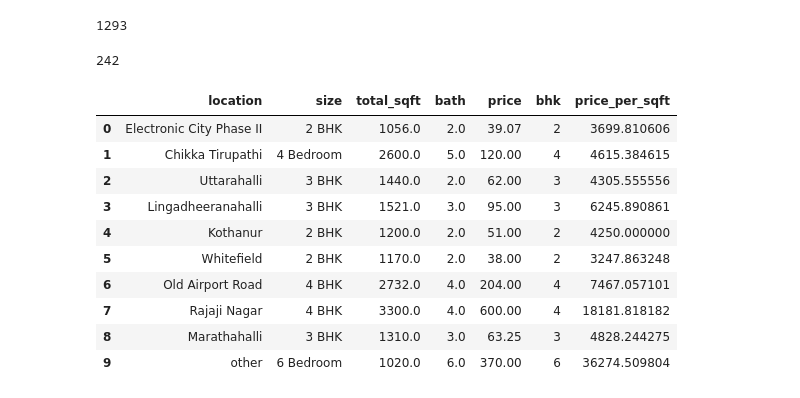
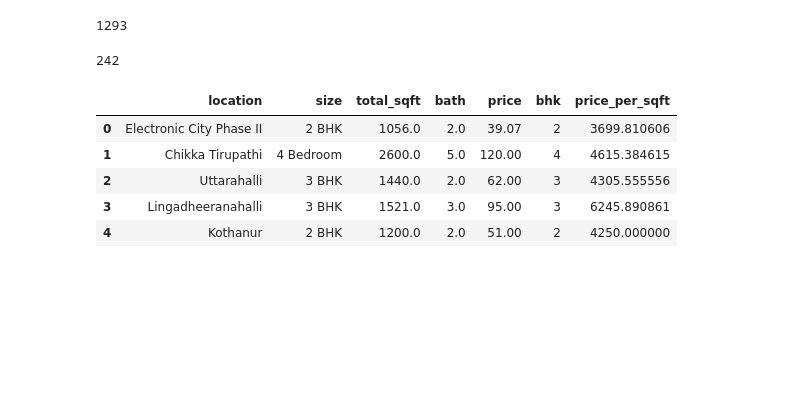
Before and after one commit to charlesnama/Ds-refresher-, a Jupyter notebook: Real Estate Price prediction .ipynb, the cells around one changed output. Saved outputs shown, nothing was run; the diff lists cells and outputs as text; code cells hidden in the pictures; blank space fills up the shorter version.

```diff
--- a/Real Estate Price prediction .ipynb
+++ b/Real Estate Price prediction .ipynb
@@ -278,16 +278,11 @@ len(df5.location.unique())
 # %% [output]
 242
 # %%
-df5.head(10)  #Number 9 the location is converted to other
+df5.head(5)  #Number 9 the location is converted to other
 # %% [output]
 |  | location | size | total_sqft | bath | price | bhk | price_per_sqft |
 | 0 | Electronic City Phase II | 2 BHK | 1056.0 | 2.0 | 39.07 | 2 | 3699.810606 |
 | 1 | Chikka Tirupathi | 4 Bedroom | 2600.0 | 5.0 | 120.00 | 4 | 4615.384615 |
 | 2 | Uttarahalli | 3 BHK | 1440.0 | 2.0 | 62.00 | 3 | 4305.555556 |
 | 3 | Lingadheeranahalli | 3 BHK | 1521.0 | 3.0 | 95.00 | 3 | 6245.890861 |
 | 4 | Kothanur | 2 BHK | 1200.0 | 2.0 | 51.00 | 2 | 4250.000000 |
-| 5 | Whitefield | 2 BHK | 1170.0 | 2.0 | 38.00 | 2 | 3247.863248 |
-| 6 | Old Airport Road | 4 BHK | 2732.0 | 4.0 | 204.00 | 4 | 7467.057101 |
-| 7 | Rajaji Nagar | 4 BHK | 3300.0 | 4.0 | 600.00 | 4 | 18181.818182 |
-| 8 | Marathahalli | 3 BHK | 1310.0 | 3.0 | 63.25 | 3 | 4828.244275 |
-| 9 | other | 6 Bedroom | 1020.0 | 6.0 | 370.00 | 6 | 36274.509804 |
```
